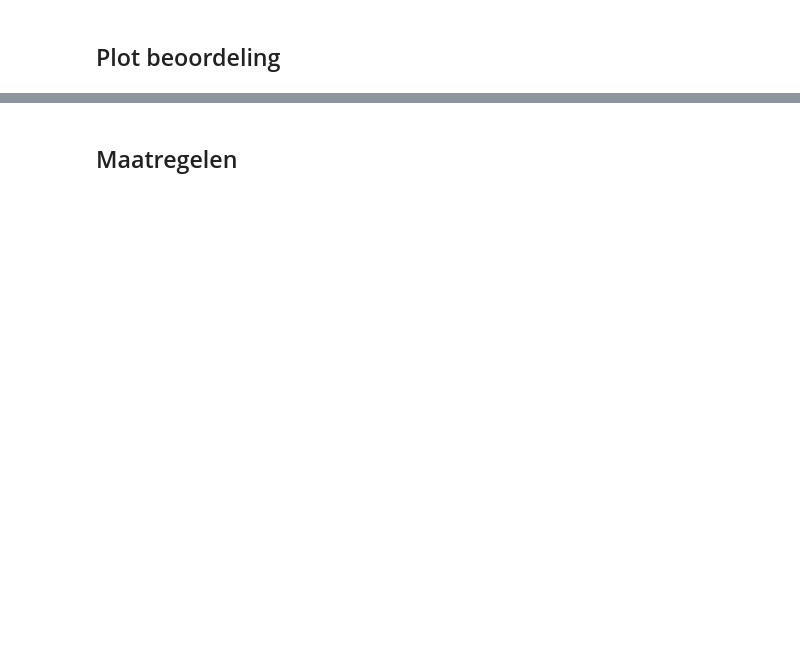
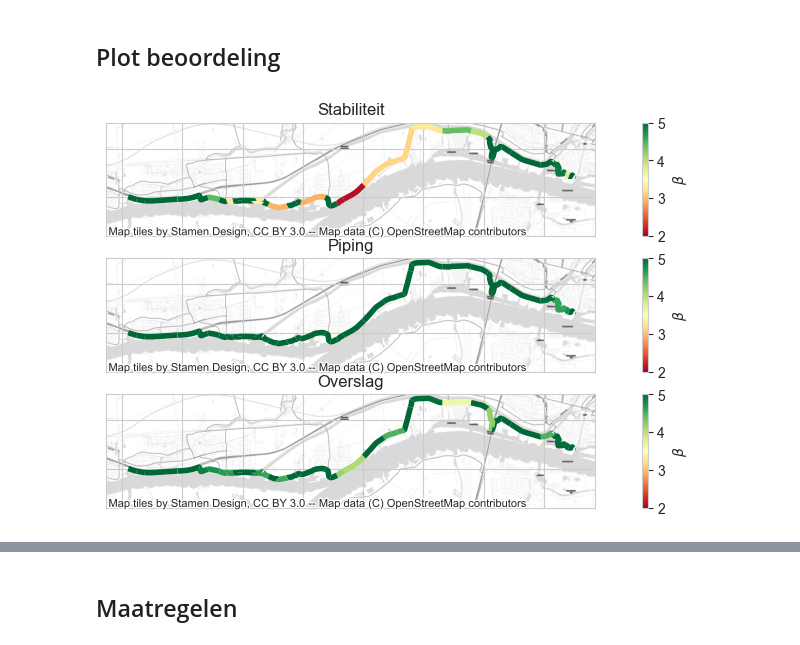
Before and after one commit to Deltares/VRSuiteUtils, a Jupyter notebook: postprocessing/Analyse 16-1.ipynb, the cells around one changed output, grey strips where cells are left out. Cells and saved outputs as stored; diff of their text form; code cells hidden in the pictures; blank space fills up the shorter version.

```diff
--- a/postprocessing/Analyse 16-1.ipynb
+++ b/postprocessing/Analyse 16-1.ipynb
@@ -72 +63,5 @@ InitialAssessmentProbabilities[list_of_cols_to_change] = InitialAssessmentProbab
+# %%
+plot_assessment_betas(shapefile, InitialAssessmentBetas, 2025, results_dir.joinpath(run,'extra_resultaten'))
+# %% [output]
+[figure, added]
 # %%
```
Also changed, not shown: parts of 21 cells of this notebook, 2 other files.
